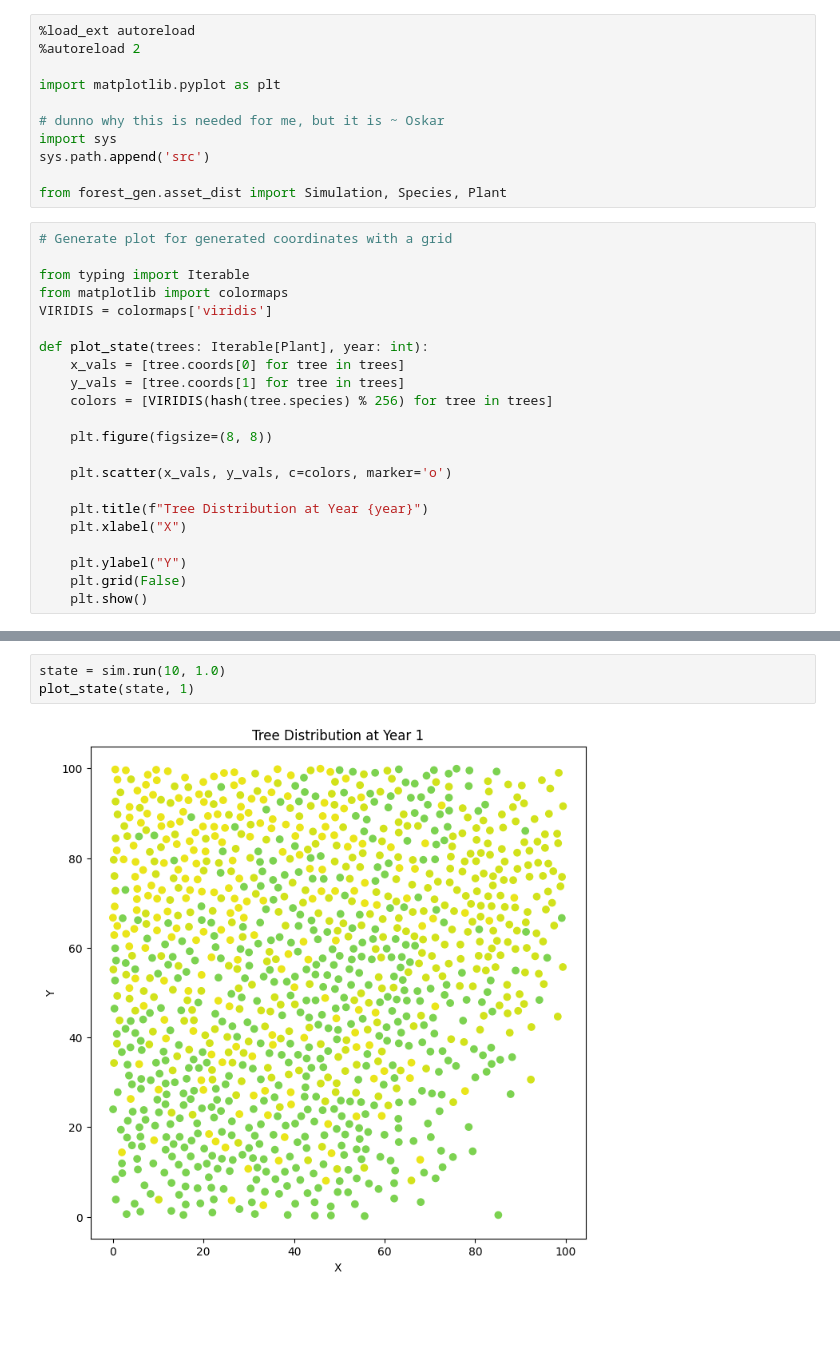
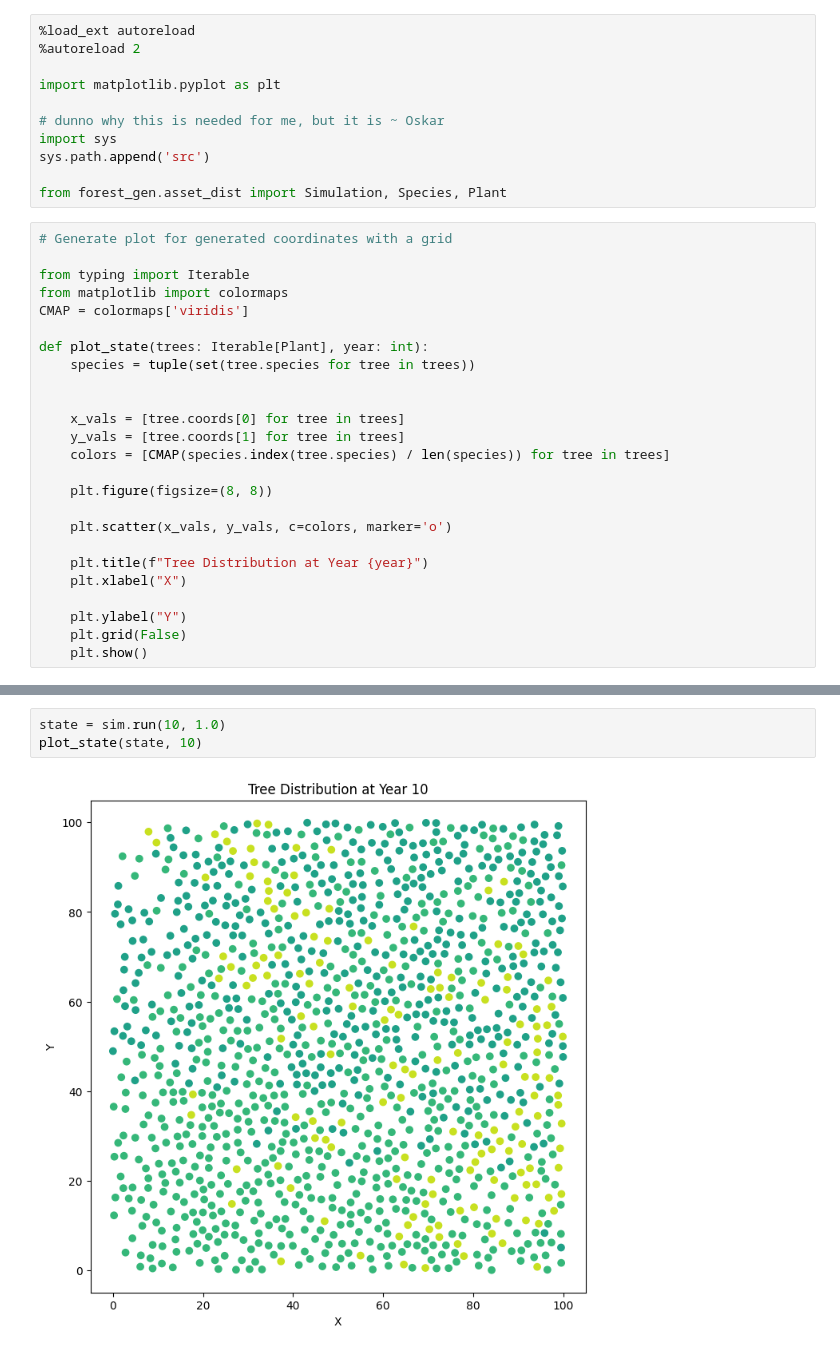
Before and after one commit to GrafCzterech/forest_gen, a Jupyter notebook: assetgen.ipynb, the cells around one changed output, grey strips where cells are left out. Saved outputs shown, nothing was run; the diff lists cells and outputs as text; blank space fills up the shorter version.

```diff
--- a/assetgen.ipynb
+++ b/assetgen.ipynb
@@ -16,12 +16,15 @@ from forest_gen.asset_dist import Simulation, Species, Plant
 
 from typing import Iterable
 from matplotlib import colormaps
-VIRIDIS = colormaps['viridis']
+CMAP = colormaps['viridis']
 
 def plot_state(trees: Iterable[Plant], year: int):
+    species = tuple(set(tree.species for tree in trees))
+
+
     x_vals = [tree.coords[0] for tree in trees]
     y_vals = [tree.coords[1] for tree in trees]
-    colors = [VIRIDIS(hash(tree.species) % 256) for tree in trees]
+    colors = [CMAP(species.index(tree.species) / len(species)) for tree in trees]
 
     plt.figure(figsize=(8, 8))
 
@@ -62,5 +65,5 @@ for i in range(10):
 # %%
 state = sim.run(10, 1.0)
-plot_state(state, 1)
+plot_state(state, 10)
 # %% [output]
-[figure, old version]
+[figure, new version]
```
Also changed, not shown: parts of 1 cell of this notebook, 2 other files.
